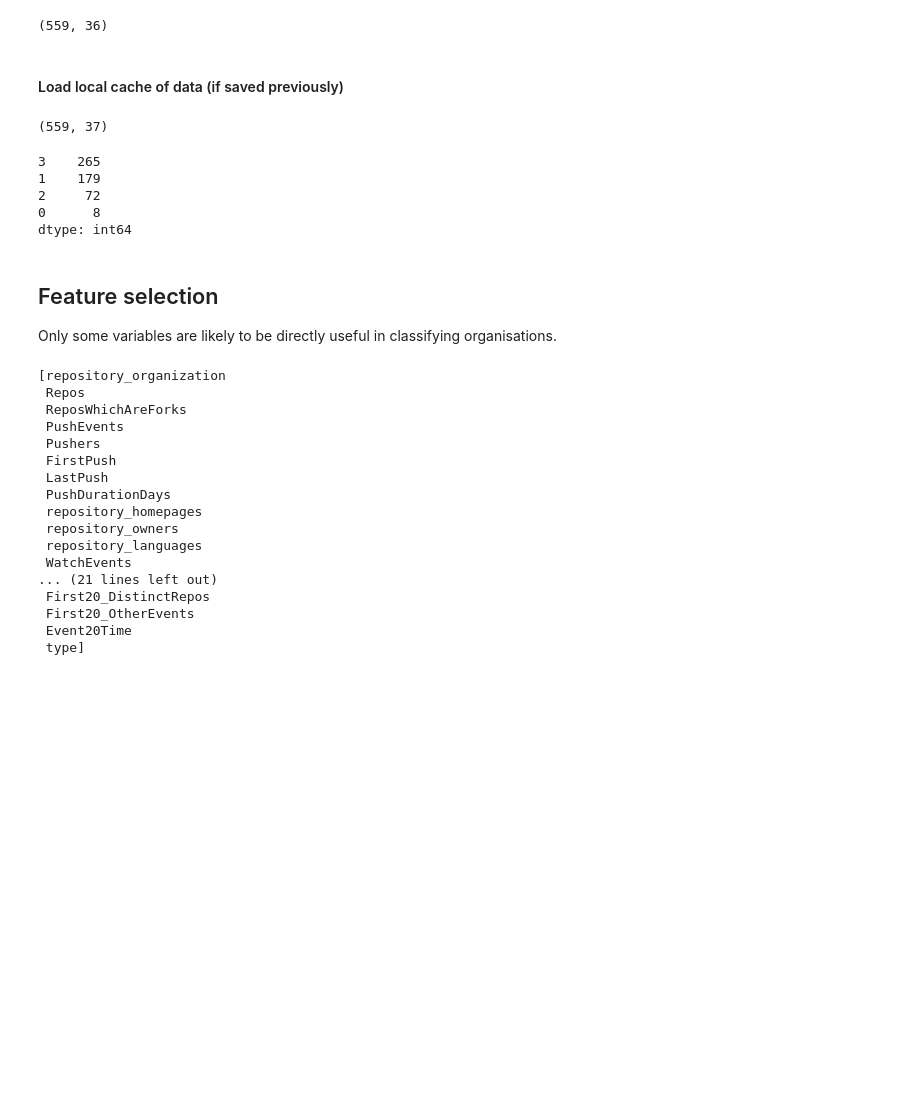
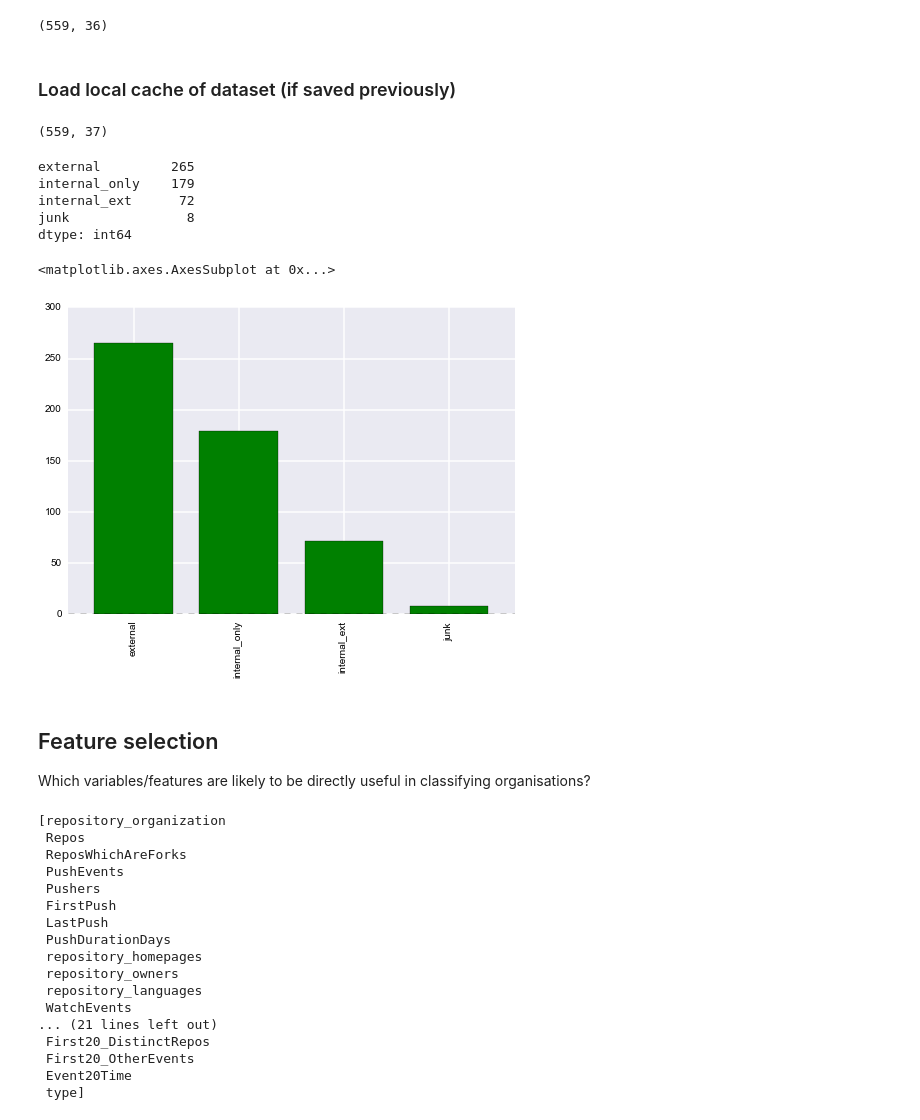
Before and after one commit to metacommunities/metacommunities, a Jupyter notebook: adrian/Github_classify_org.ipynb, the cells around one changed output. Saved outputs shown, nothing was run; the diff lists cells and outputs as text; code cells hidden in the pictures; blank space fills up the shorter version.

```diff
--- a/adrian/Github_classify_org.ipynb
+++ b/adrian/Github_classify_org.ipynb
@@ -104,7 +111,7 @@ org_full_training_df.shape
 # %% [output]
 (559, 36)
 # %% [markdown]
-#### Load local cache of data (if saved previously)
+### Load local cache of dataset (if saved previously)
 # %%
 # if already saved, load local copy
 org_full_training_df = pd.read_csv('../data/organisation_classification_data.csv')
@@ -114,20 +121,23 @@ print org_full_training_df.shape
 # %% [output]
 (559, 37)
 # %%
-org_type = pd.Categorical(org_full_training_df.type,['junk', 'internal_only', 'internal_ext', 'external'])
+org_full_training_df['org_type'] = pd.cut(org_full_training_df.type,bins=4, labels=['junk', 'internal_only', 'internal_ext', 'external'])
 # %%
 # but the categorical variable has a different shape - not sure why that is.
-print org_full_training_df.type.value_counts()
+print org_full_training_df.org_type.value_counts()
+org_full_training_df.org_type.value_counts().plot(kind='bar',color='green')
 # %% [output]
-3    265
-1    179
-2     72
-0      8
+external         265
+internal_only    179
+internal_ext      72
+junk               8
 dtype: int64
+<matplotlib.axes.AxesSubplot at 0x...>
+[figure, added]
 # %% [markdown]
 ## Feature selection
 
-Only some variables are likely to be directly useful in classifying organisations.
+Which variables/features are likely to be directly useful in classifying organisations?
 # %%
 print '[%s]' % '\n '.join(map(str, org_full_training_df.columns.tolist()))
 # %% [output]
```
Also changed, not shown: parts of 6 cells of this notebook, 4 other files.
